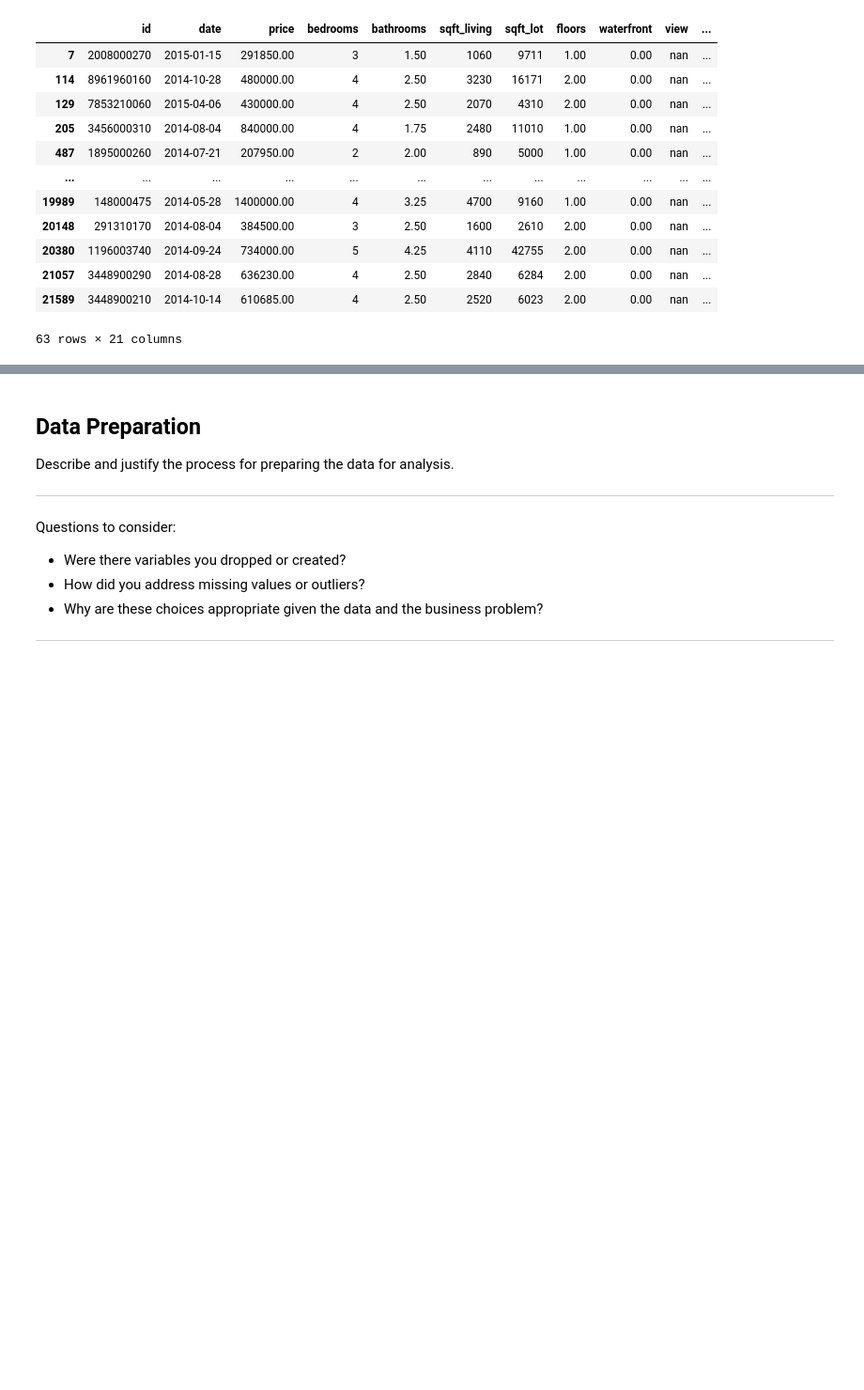
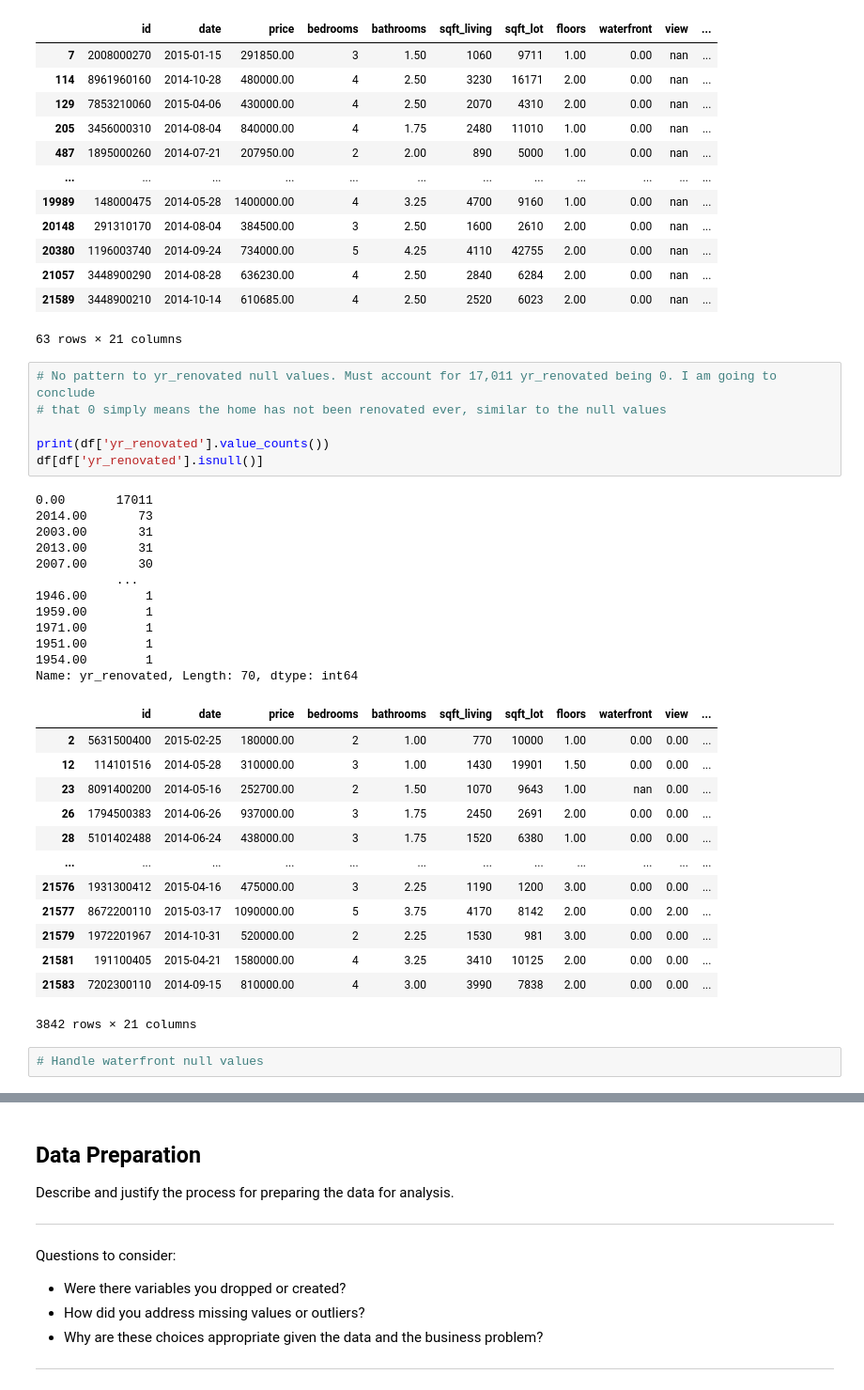
Before and after one commit to kuninethan95/dsc-phase-2-project, a Jupyter notebook: index_OSEMN_plus_mvp.ipynb, the cells around one changed output, grey strips where cells are left out. Shown at 94% size. Cells and saved outputs as stored; diff of their text form; blank space fills up the shorter version.

```diff
--- a/index_OSEMN_plus_mvp.ipynb
+++ b/index_OSEMN_plus_mvp.ipynb
@@ -347,3 +347,37 @@ Name: view, dtype: float64
 | 21057 | 3448900290 | 2014-08-28 | 636230.00 | 4 | 2.50 | 2840 | 6284 | 2.00 | 0.00 | nan | ... |
 | 21589 | 3448900210 | 2014-10-14 | 610685.00 | 4 | 2.50 | 2520 | 6023 | 2.00 | 0.00 | nan | ... |
 63 rows × 21 columns
+# %%
+# No pattern to yr_renovated null values. Must account for 17,011 yr_renovated being 0. I am going to conclude
+# that 0 simply means the home has not been renovated ever, similar to the null values
+
+print(df['yr_renovated'].value_counts())
+df[df['yr_renovated'].isnull()]
+# %% [output]
+0.00       17011
+2014.00       73
+2003.00       31
+2013.00       31
+2007.00       30
+           ...
+1946.00        1
+1959.00        1
+1971.00        1
+1951.00        1
+1954.00        1
+Name: yr_renovated, Length: 70, dtype: int64
+|  | id | date | price | bedrooms | bathrooms | sqft_living | sqft_lot | floors | waterfront | view | ... |
+| 2 | 5631500400 | 2015-02-25 | 180000.00 | 2 | 1.00 | 770 | 10000 | 1.00 | 0.00 | 0.00 | ... |
+| 12 | 114101516 | 2014-05-28 | 310000.00 | 3 | 1.00 | 1430 | 19901 | 1.50 | 0.00 | 0.00 | ... |
+| 23 | 8091400200 | 2014-05-16 | 252700.00 | 2 | 1.50 | 1070 | 9643 | 1.00 | nan | 0.00 | ... |
+| 26 | 1794500383 | 2014-06-26 | 937000.00 | 3 | 1.75 | 2450 | 2691 | 2.00 | 0.00 | 0.00 | ... |
+| 28 | 5101402488 | 2014-06-24 | 438000.00 | 3 | 1.75 | 1520 | 6380 | 1.00 | 0.00 | 0.00 | ... |
+| ... | ... | ... | ... | ... | ... | ... | ... | ... | ... | ... | ... |
+| 21576 | 1931300412 | 2015-04-16 | 475000.00 | 3 | 2.25 | 1190 | 1200 | 3.00 | 0.00 | 0.00 | ... |
+| 21577 | 8672200110 | 2015-03-17 | 1090000.00 | 5 | 3.75 | 4170 | 8142 | 2.00 | 0.00 | 2.00 | ... |
+| 21579 | 1972201967 | 2014-10-31 | 520000.00 | 2 | 2.25 | 1530 | 981 | 3.00 | 0.00 | 0.00 | ... |
+| 21581 | 191100405 | 2015-04-21 | 1580000.00 | 4 | 3.25 | 3410 | 10125 | 2.00 | 0.00 | 0.00 | ... |
+| 21583 | 7202300110 | 2014-09-15 | 810000.00 | 4 | 3.00 | 3990 | 7838 | 2.00 | 0.00 | 0.00 | ... |
+3842 rows × 21 columns
+# %%
+# Handle waterfront null values
```
Also changed, not shown: parts of 15 cells of this notebook.
